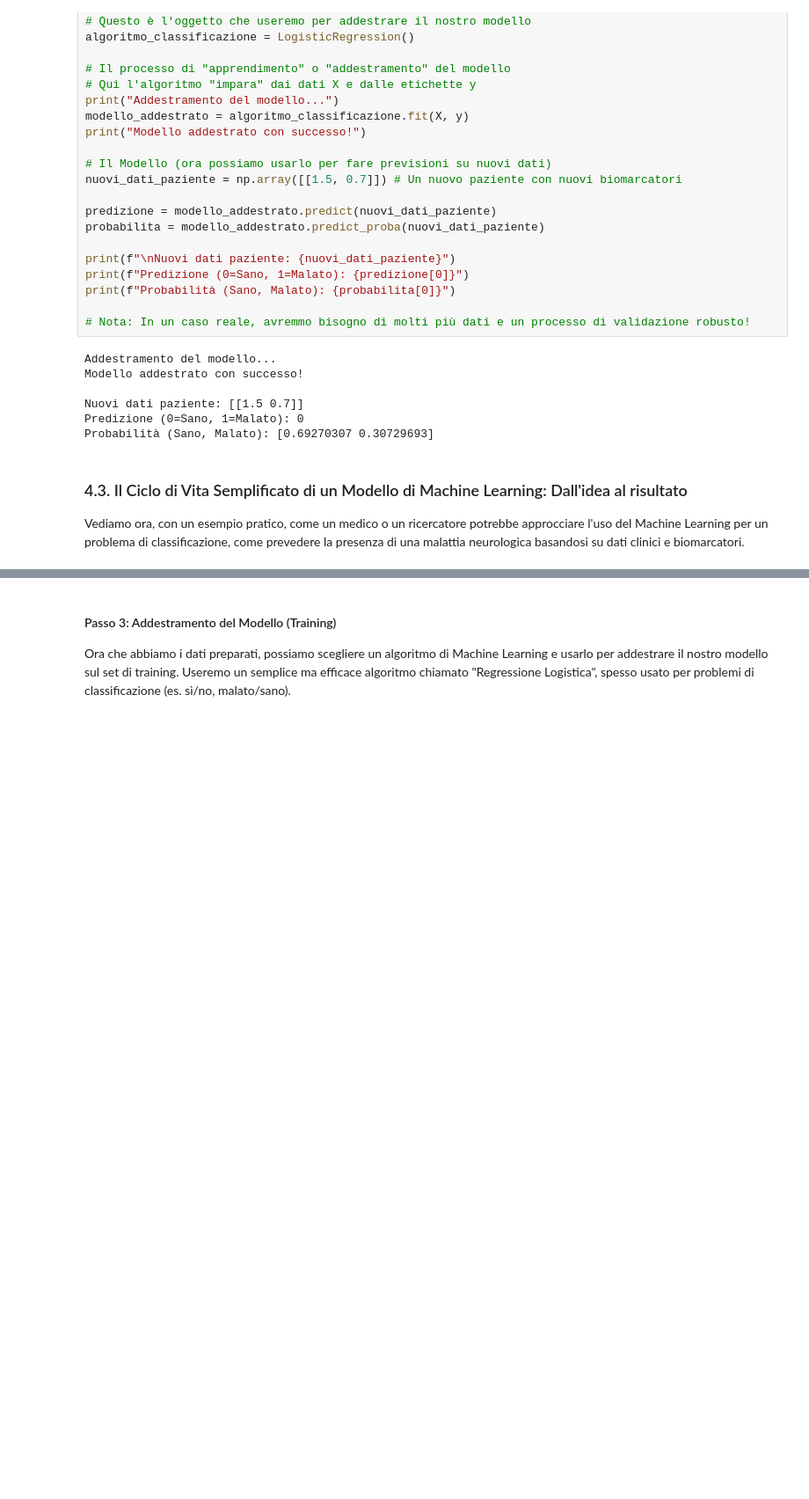
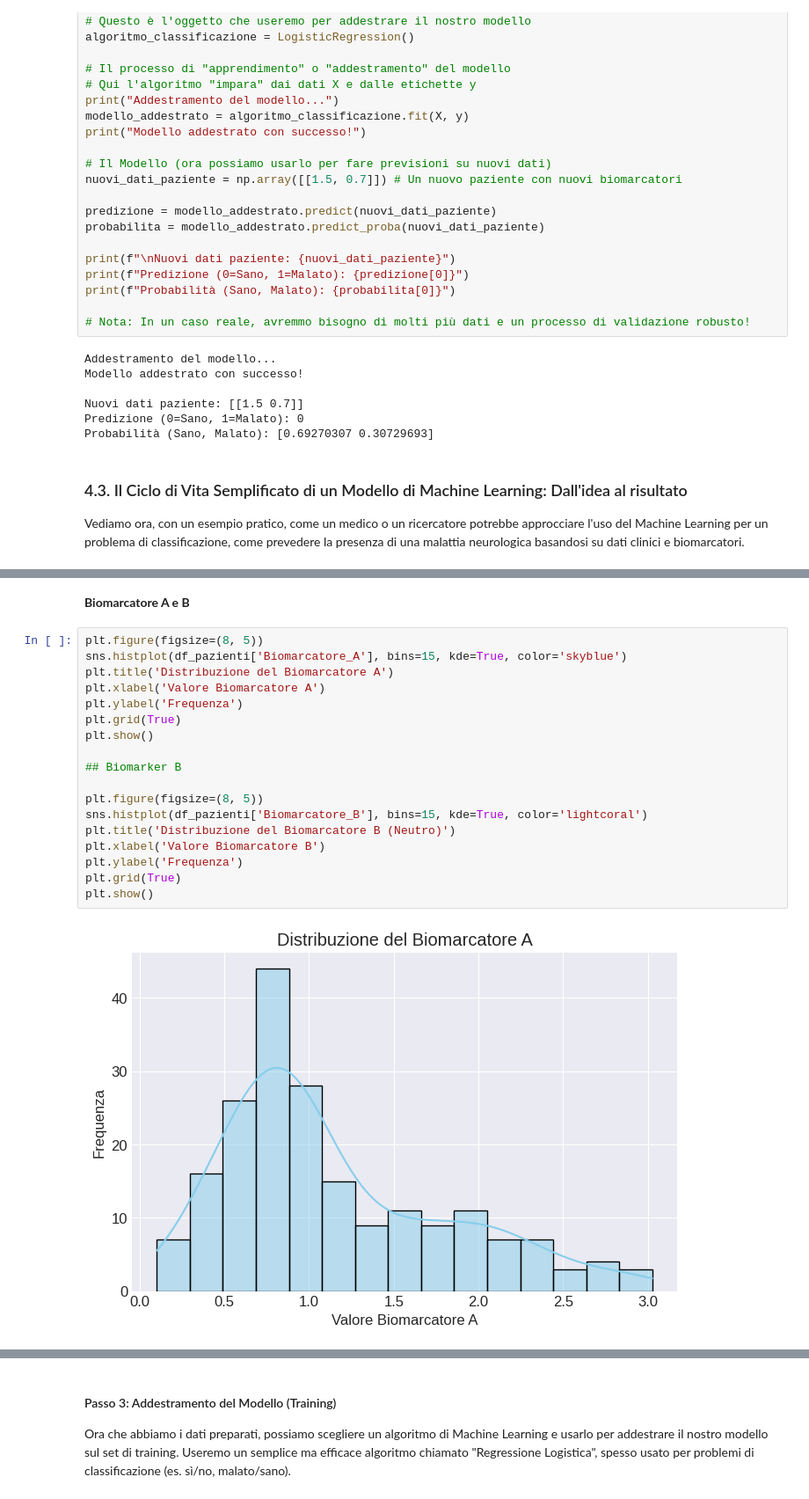
Before and after one commit to mdelleani/neuro-next-bootcamp, a Jupyter notebook: notebooks/01_Introduction.ipynb, the cells around one changed output, grey strips where cells are left out. Shown at 88% size. Cells and saved outputs as stored; diff of their text form; blank space fills up the shorter version.

```diff
--- a/notebooks/01_Introduction.ipynb
+++ b/notebooks/01_Introduction.ipynb
@@ -500,0 +590,22 @@ print(f"\nDimensioni del dataset: {df_pazienti.shape} (righe, colonne)")
+# %% [markdown]
+**Biomarcatore A e B**
+# %%
+plt.figure(figsize=(8, 5))
+sns.histplot(df_pazienti['Biomarcatore_A'], bins=15, kde=True, color='skyblue')
+plt.title('Distribuzione del Biomarcatore A')
+plt.xlabel('Valore Biomarcatore A')
+plt.ylabel('Frequenza')
+plt.grid(True)
+plt.show()
+
+## Biomarker B
+
+plt.figure(figsize=(8, 5))
+sns.histplot(df_pazienti['Biomarcatore_B'], bins=15, kde=True, color='lightcoral')
+plt.title('Distribuzione del Biomarcatore B (Neutro)')
+plt.xlabel('Valore Biomarcatore B')
+plt.ylabel('Frequenza')
+plt.grid(True)
+plt.show()
+# %% [output]
+[figure, added]
```
Also changed, not shown: parts of 36 cells of this notebook.
